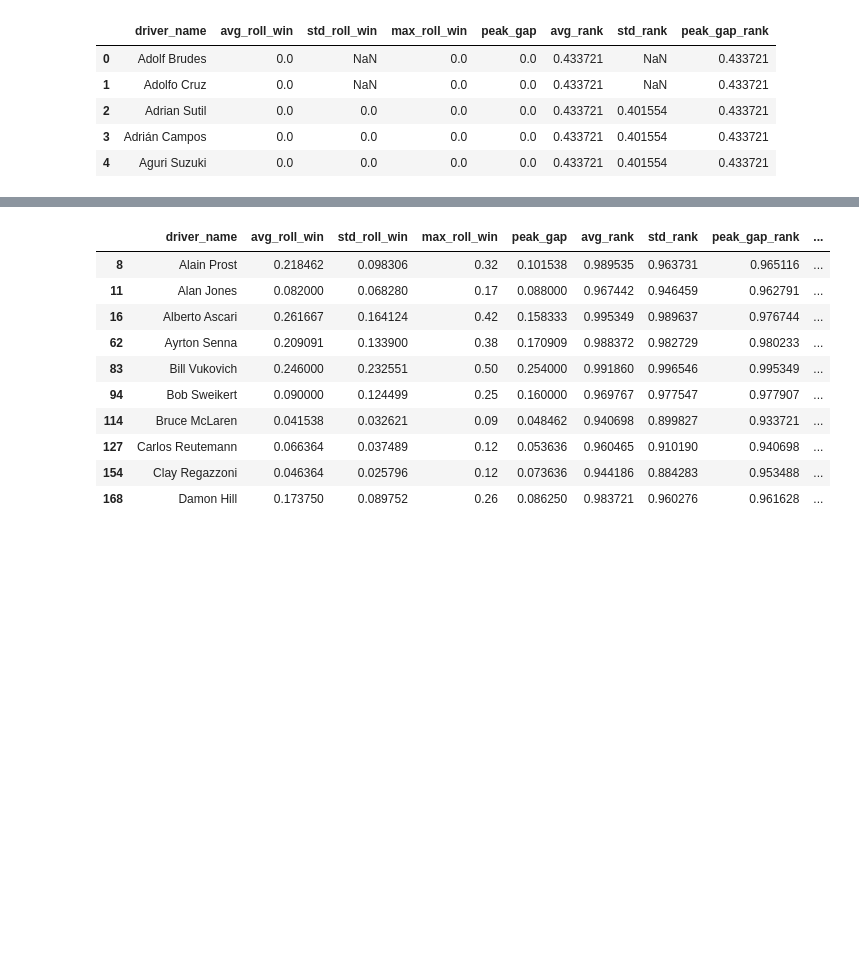
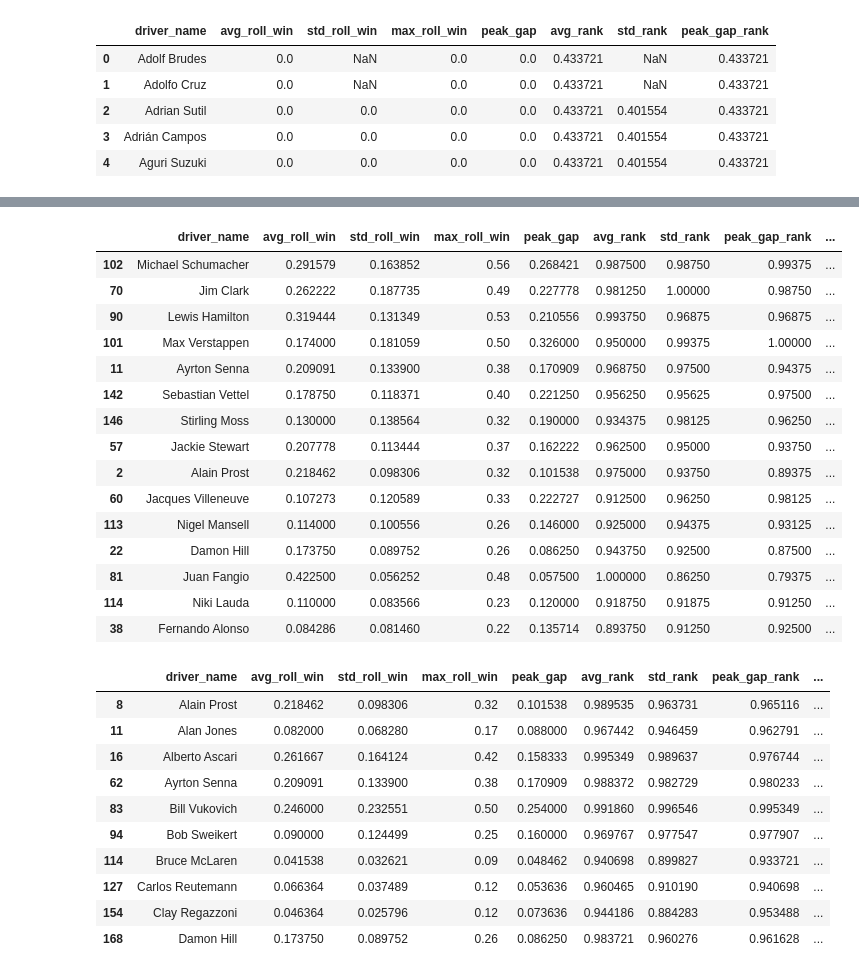
Before and after one commit to anirudhdhagate/f1-analytics-lab, a Jupyter notebook: notebooks/F1_Performance_Analytics_Pandas.ipynb, the cells around one changed output, grey strips where cells are left out. Saved outputs shown, nothing was run; the diff lists cells and outputs as text; code cells hidden in the pictures; blank space fills up the shorter version.

```diff
--- a/notebooks/F1_Performance_Analytics_Pandas.ipynb
+++ b/notebooks/F1_Performance_Analytics_Pandas.ipynb
@@ -664,7 +683,9 @@ driver_summary.head()
 # %%
 # assigning weighted scores
 driver_summary["sustained_score"] = (
-    driver_summary["avg_rank"] * 0.5 *
-    driver_summary["std_rank"] * 0.3 *
+    driver_summary["avg_rank"] * 0.5 +
+    driver_summary["std_rank"] * 0.3 +
     driver_summary["peak_gap_rank"] * 0.2
 )
+# %%
+career_seasons = driver_year.groupby("driver_name")["race_year"].nunique().reset_index(name = "career_seasons")
@@ -670,0 +701,2 @@ driver_summary["sustained_score"] = (
+# %%
+driver_summary = driver_summary.merge(career_seasons, on = "driver_name", how="left")
@@ -670,0 +712,2 @@ driver_summary["sustained_score"] = (
+# %%
+driver_summary = driver_summary[driver_summary["career_seasons"] >= 5]
@@ -671,3 +723,22 @@ driver_summary["sustained_score"] = (
+# %%
+driver_summary.sort_values("sustained_score", ascending=False).head(15)
+# %% [output]
+|  | driver_name | avg_roll_win | std_roll_win | max_roll_win | peak_gap | avg_rank | std_rank | peak_gap_rank | ... |
+| 102 | Michael Schumacher | 0.291579 | 0.163852 | 0.56 | 0.268421 | 0.987500 | 0.98750 | 0.99375 | ... |
+| 70 | Jim Clark | 0.262222 | 0.187735 | 0.49 | 0.227778 | 0.981250 | 1.00000 | 0.98750 | ... |
+| 90 | Lewis Hamilton | 0.319444 | 0.131349 | 0.53 | 0.210556 | 0.993750 | 0.96875 | 0.96875 | ... |
+| 101 | Max Verstappen | 0.174000 | 0.181059 | 0.50 | 0.326000 | 0.950000 | 0.99375 | 1.00000 | ... |
+| 11 | Ayrton Senna | 0.209091 | 0.133900 | 0.38 | 0.170909 | 0.968750 | 0.97500 | 0.94375 | ... |
+| 142 | Sebastian Vettel | 0.178750 | 0.118371 | 0.40 | 0.221250 | 0.956250 | 0.95625 | 0.97500 | ... |
+| 146 | Stirling Moss | 0.130000 | 0.138564 | 0.32 | 0.190000 | 0.934375 | 0.98125 | 0.96250 | ... |
+| 57 | Jackie Stewart | 0.207778 | 0.113444 | 0.37 | 0.162222 | 0.962500 | 0.95000 | 0.93750 | ... |
+| 2 | Alain Prost | 0.218462 | 0.098306 | 0.32 | 0.101538 | 0.975000 | 0.93750 | 0.89375 | ... |
+| 60 | Jacques Villeneuve | 0.107273 | 0.120589 | 0.33 | 0.222727 | 0.912500 | 0.96250 | 0.98125 | ... |
+| 113 | Nigel Mansell | 0.114000 | 0.100556 | 0.26 | 0.146000 | 0.925000 | 0.94375 | 0.93125 | ... |
+| 22 | Damon Hill | 0.173750 | 0.089752 | 0.26 | 0.086250 | 0.943750 | 0.92500 | 0.87500 | ... |
+| 81 | Juan Fangio | 0.422500 | 0.056252 | 0.48 | 0.057500 | 1.000000 | 0.86250 | 0.79375 | ... |
+| 114 | Niki Lauda | 0.110000 | 0.083566 | 0.23 | 0.120000 | 0.918750 | 0.91875 | 0.91250 | ... |
+| 38 | Fernando Alonso | 0.084286 | 0.081460 | 0.22 | 0.135714 | 0.893750 | 0.91250 | 0.92500 | ... |
 # %%
 # selecting top drivers top 10 percentile
 driver_summary["score_rank"] = driver_summary["sustained_score"].rank(pct=True)
```
Also changed, not shown: parts of 38 cells of this notebook, 1 other file.
